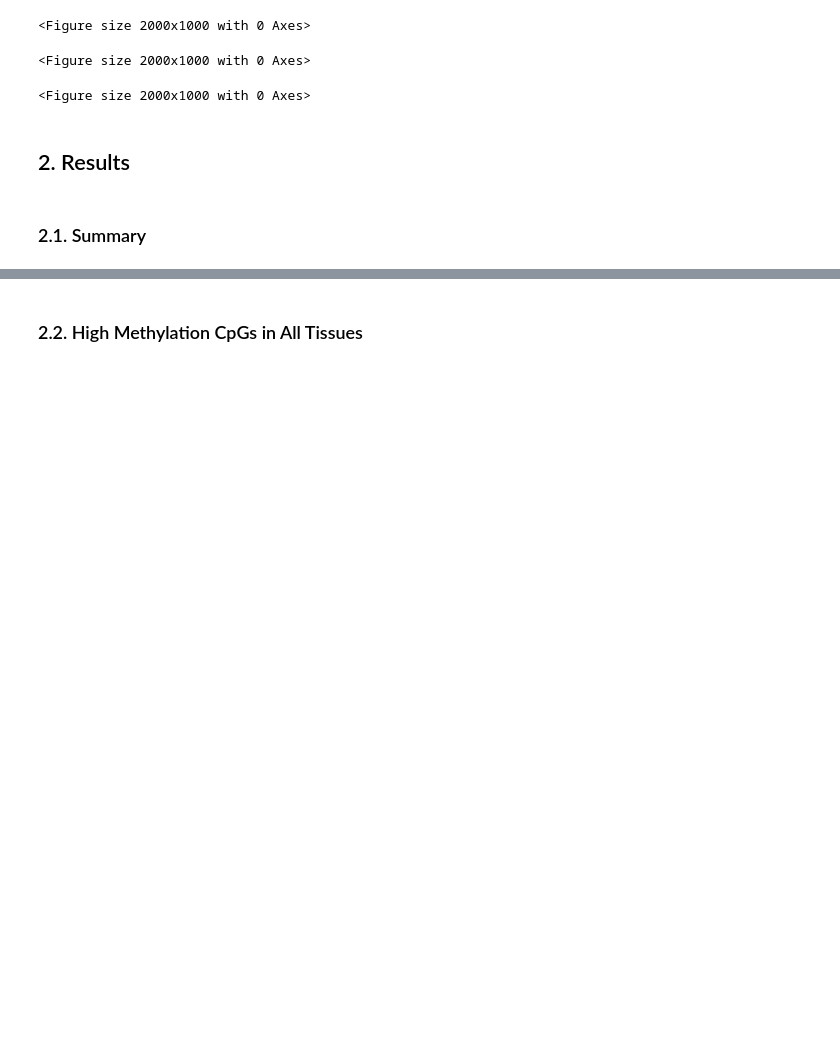
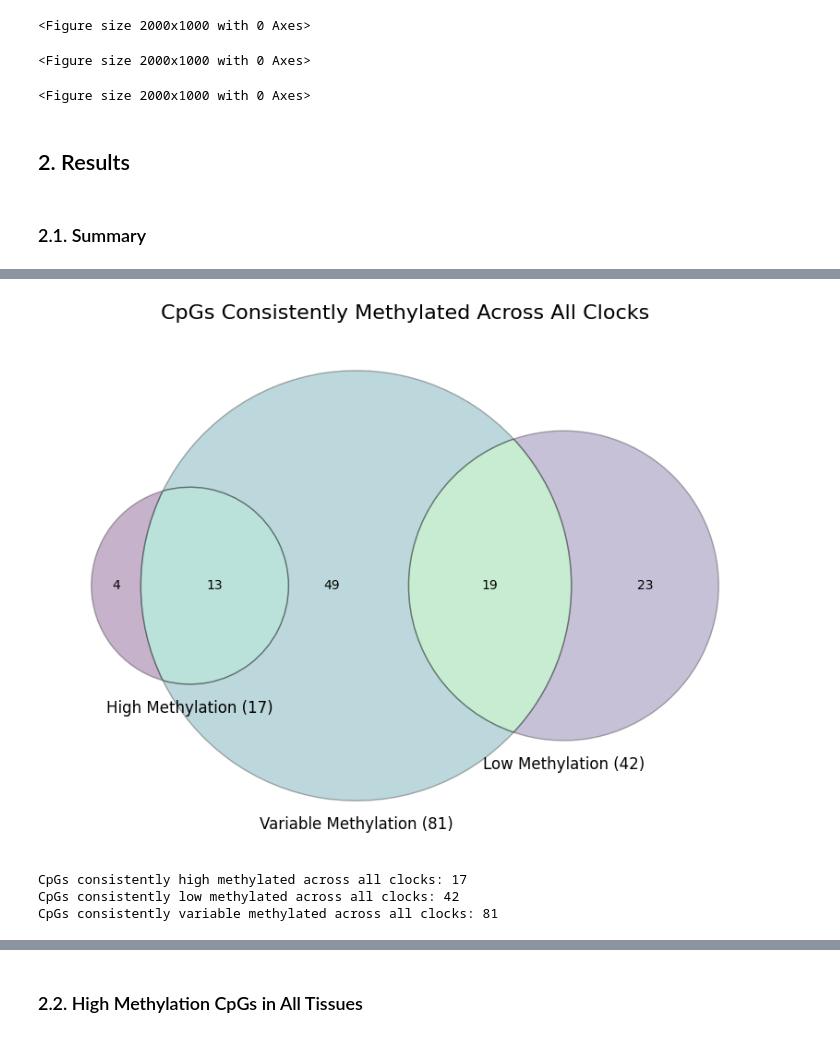
Before and after one commit to AntunesCSR/ChallengingClockUniversality, a Jupyter notebook: Mammal_Methylation_Levels/Crosstissue_methylation_patterns.ipynb, the cells around one changed output, grey strips where cells are left out. Cells and saved outputs as stored; diff of their text form; code cells hidden in the pictures; blank space fills up the shorter version.

```diff
--- a/Mammal_Methylation_Levels/Crosstissue_methylation_patterns.ipynb
+++ b/Mammal_Methylation_Levels/Crosstissue_methylation_patterns.ipynb
@@ -522,0 +608,67 @@ plt.show()
+# %%
+### Venn diagram of number of CpGs present in All clocks
+
+from matplotlib_venn import venn3
+import matplotlib.pyplot as plt
+from matplotlib.colors import to_rgb
+import numpy as np
+
+# Your existing code to get the intersections
+high_methylated_sets = {clock: set(df['CpG']) for clock, df in high_methylation_cpgs.items()}
+low_methylated_sets = {clock: set(df['CpG']) for clock, df in low_methylation_cpgs.items()}
+variable_methylated_sets = {clock: set(df['CpG']) for clock, df in variable_methylation_cpgs.items()}
+
+# Convert the CpGs to strings and find intersections
+clock1 = set(str(cpg) for cpg in high_methylated_sets['clock1'])
+clock2 = set(str(cpg) for cpg in high_methylated_sets['clock2'])
+clock3 = set(str(cpg) for cpg in high_methylated_sets['clock3'])
+
+all_clocks_high_methylated_cpgs = set.intersection(clock1, clock2, clock3)
+all_clocks_low_methylated_cpgs = set.intersection(
+    set(str(cpg) for cpg in low_methylated_sets['clock1']),
+    set(str(cpg) for cpg in low_methylated_sets['clock2']),
+    set(str(cpg) for cpg in low_methylated_sets['clock3'])
+)
+all_clocks_variable_methylated_cpgs = set.intersection(
+    set(str(cpg) for cpg in variable_methylated_sets['clock1']),
+    set(str(cpg) for cpg in variable_methylated_sets['clock2']),
+    set(str(cpg) for cpg in variable_methylated_sets['clock3'])
+)
+
+# Create a Venn diagram with Viridis colors
+plt.figure(figsize=(10, 10))
+
+# Format the set labels with the total number
+set_labels = [
+    f'High Methylation ({len(all_clocks_high_methylated_cpgs)})',
+    f'Low Methylation ({len(all_clocks_low_methylated_cpgs)})',
+    f'Variable Methylation ({len(all_clocks_variable_methylated_cpgs)})'
+]
+
+# Create the Venn diagram
+v = venn3([all_clocks_high_methylated_cpgs, all_clocks_low_methylated_cpgs, all_clocks_variable_methylated_cpgs],
+          set_labels=set_labels)
+
+# Generate 7 colors from the colormap
+colors = [plt.cm.viridis(i / 7) for i in range(6)]
+
+# Set colors for the Venn diagram areas
+for i, patch in enumerate(v.patches):
+    if patch is not None:
+        patch.set_color(colors[i])
+        patch.set_edgecolor('black')  # Optionally add a border for better visualization
+
+plt.title('CpGs Consistently Methylated Across All Clocks', fontsize=16)
+
+plt.show()
+
+
+# Print the totals
+print(f"CpGs consistently high methylated across all clocks: {len(all_clocks_high_methylated_cpgs)}")
+print(f"CpGs consistently low methylated across all clocks: {len(all_clocks_low_methylated_cpgs)}")
+print(f"CpGs consistently variable methylated across all clocks: {len(all_clocks_variable_methylated_cpgs)}")
+# %% [output]
+[figure, added]
+CpGs consistently high methylated across all clocks: 17
+CpGs consistently low methylated across all clocks: 42
+CpGs consistently variable methylated across all clocks: 81
```
Also changed, not shown: parts of 22 cells of this notebook.
